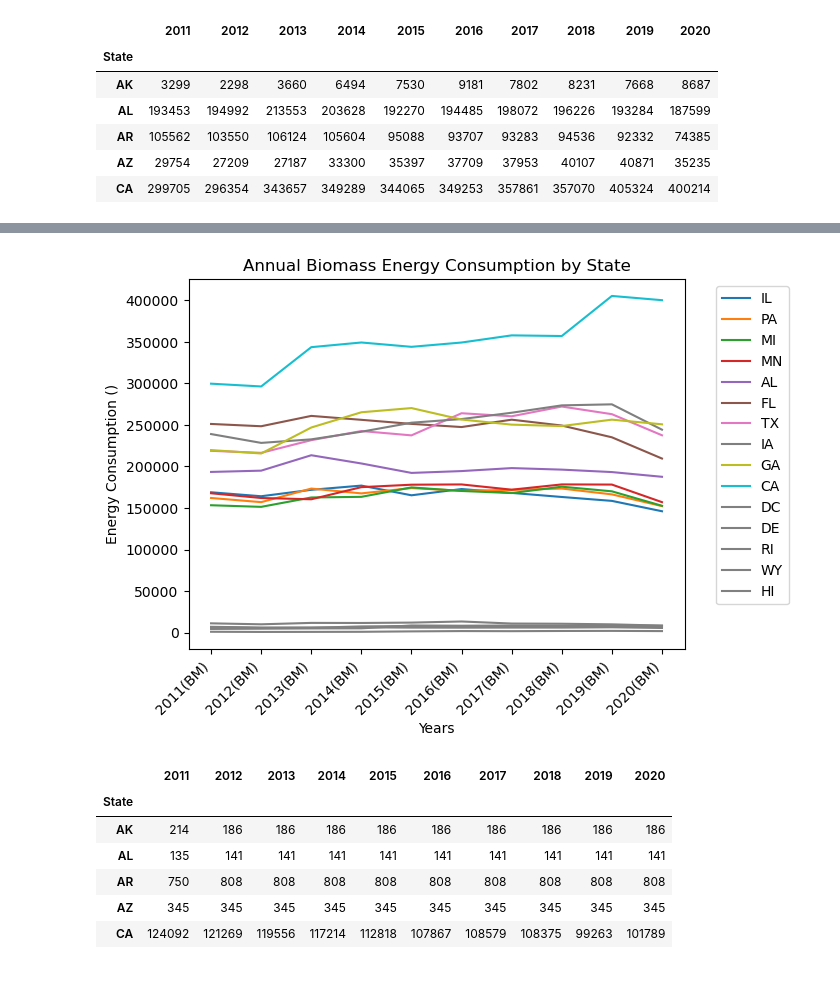
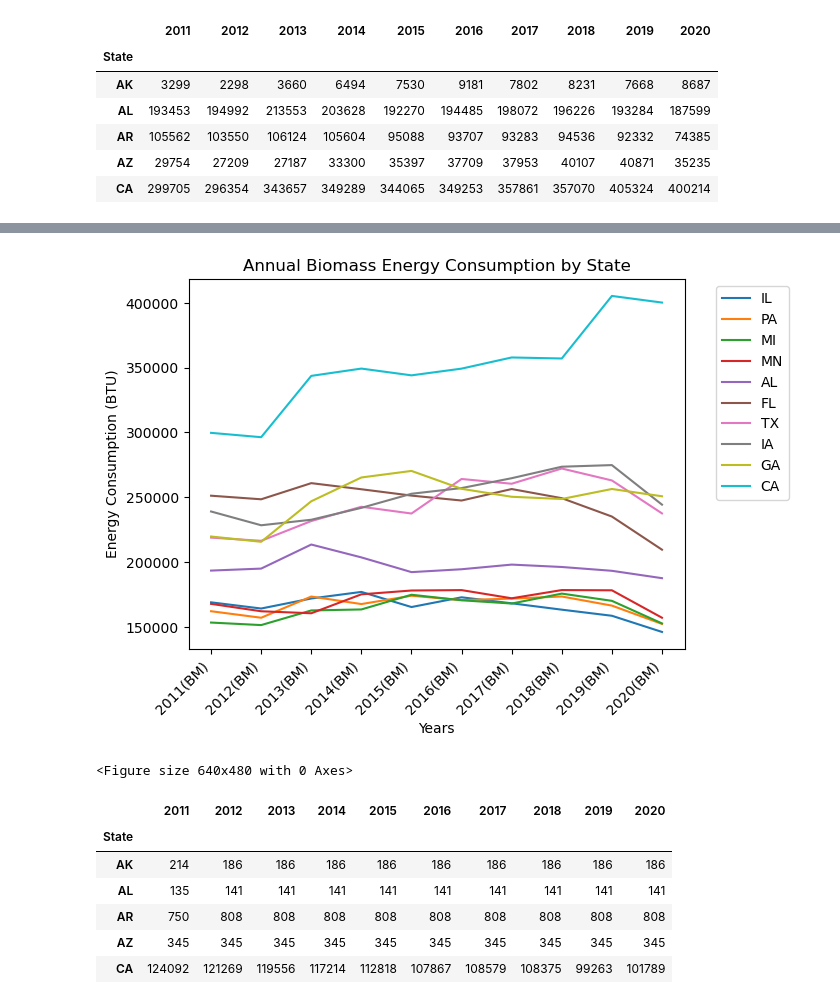
Before and after one commit to fraserclaire/Group3_Project4, a Jupyter notebook: ac/visuals_combined_and_renewable_energy.ipynb, the cells around one changed output, grey strips where cells are left out. Saved outputs shown, nothing was run; the diff lists cells and outputs as text; code cells hidden in the pictures.

```diff
--- a/ac/visuals_combined_and_renewable_energy.ipynb
+++ b/ac/visuals_combined_and_renewable_energy.ipynb
@@ -286,0 +391,32 @@ plt.show()
+# %%
+# Sort the DataFrame based on the '2020-(Fossil)' column
+sorted_fossil_fuels_energy = fossil_fuel_totals_df.sort_values(by='2020-(Fossil)')
+
+# Select the top 10 states with the highest values for '2020-(Fossil)'
+top_10_states = sorted_fossil_fuels_energy.tail(10)
+
+# Plot the data for the top 10 states
+for index, row in top_10_states.iterrows():
+    row.plot(label=index)
+
+
+# Add legend and display the plot
+plt.xlabel('Years')
+plt.ylabel('Energy Consumption (BTU)')
+plt.title('Annual Total Fossil Fuel Energy Consumption by State')
+
+# Add xticks for each index and tilt the labels
+plt.xticks(range(len(fossil_fuel_totals_df.columns)), fossil_fuel_totals_df.columns, rotation=45, ha='right')
+
+# Add legend on the side
+plt.legend(bbox_to_anchor=(1.05, 1), loc='upper left')
+
+# Set the limits for the x-axis and y-axis to zoom in
+# plt.xlim(0, len(fossil_fuel_totals_df.columns))
+# plt.ylim(0, None)
+
+# Display the plot
+plt.show()
+
+# Export plots as png files
+plt.savefig("energy_by_types_visuals/annual_total_fossil_fuel_consumption_top_10_US.png")
@@ -377,38 +535,42 @@ sorted_biomass_energy = biomass_energy.sort_values(by='2020(BM)')
 
 # Select the top 10 states with the highest values for '2020(BM)'
 top_10_states = sorted_biomass_energy.tail(10)
 
 # Select the bottom 5 states with the lowest values for '2020(BM)'
-bottom_5_states = sorted_biomass_energy.head(5)
+# bottom_5_states = sorted_biomass_energy.head(5)
 
 # Plot the data for the top 10 states
 for index, row in top_10_states.iterrows():
     row.plot(label=index)
 
 # Plot the data for the bottom 5 states
-for index, row in bottom_5_states.iterrows():
-    row.plot(label=index, color='gray')
+# for index, row in bottom_5_states.iterrows():
+#     row.plot(label=index, color='gray')
 
 
 # Add legend and display the plot
 plt.xlabel('Years')
-plt.ylabel('Energy Consumption ()')
+plt.ylabel('Energy Consumption (BTU)')
 plt.title('Annual Biomass Energy Consumption by State')
 
 # Add xticks for each index and tilt the labels
 plt.xticks(range(len(biomass_energy.columns)), biomass_energy.columns, rotation=45, ha='right')
 
 # Add legend on the side
 plt.legend(bbox_to_anchor=(1.05, 1), loc='upper left')
 
 # Set the limits for the x-axis and y-axis to zoom in
 # plt.xlim(0, len(coal_energy.columns))
 # plt.ylim(0, None)
 
 # Display the plot
 plt.show()
+
+# Export plots as png files
+plt.savefig("energy_by_types_visuals/annual_biomass_consumption_top_10_US.png")
 # %% [output]
-[figure, old version]
+[figure, new version]
+<Figure size 640x480 with 0 Axes>
 # %%
 geothermal = renewable_data['Geothermal']
 geothermal_energy = geothermal[['State',2011,2012,2013,2014,2015,2016,2017,2018,2019,2020]]
```
Also changed, not shown: parts of 33 cells of this notebook, 14 other files.
